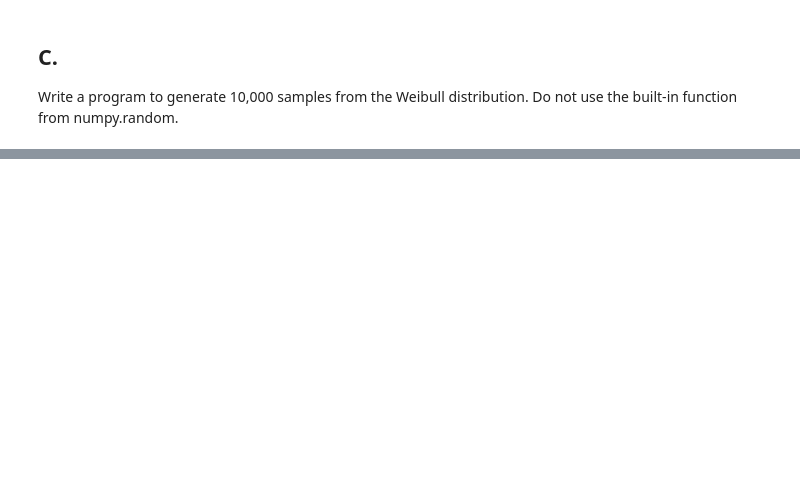
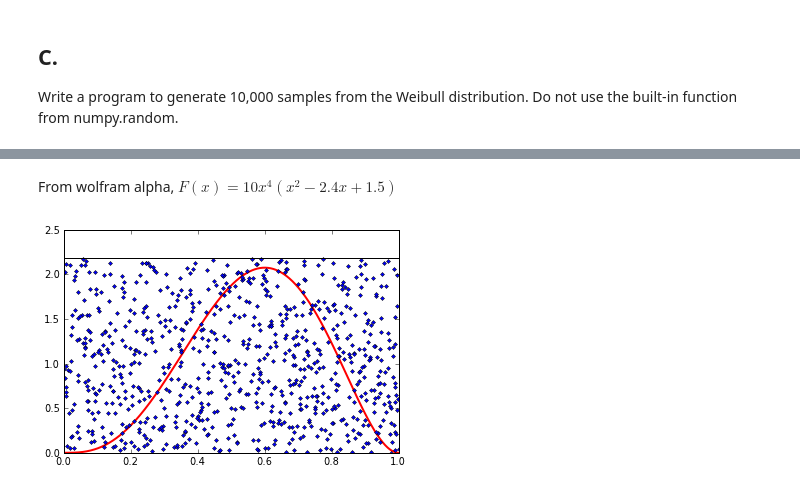
Before and after one commit to ewjohnst/PHYS202-S13, a Jupyter notebook: Week8/MCSimulationEx7.ipynb, the cells around one changed output, grey strips where cells are left out. Cells and saved outputs as stored; diff of their text form; code cells hidden in the pictures; blank space fills up the shorter version.

```diff
--- a/Week8/MCSimulationEx7.ipynb
+++ b/Week8/MCSimulationEx7.ipynb
@@ -46,0 +63,26 @@ NameError: global name 'alpha' is not defined
+# %% [markdown]
+From wolfram alpha, $F(x) = 10x^{4}(x^{2}-2.4x+1.5)$
+# %%
+N = 10000
+x = arange(0.0, 1.0+0.001, 0.001)
+f = lambda z: 60*z**3*((1 - z)**2)
+F = lambda z: 10*z**4*(z**2 - 2.4*z + 1.5)
+xmin = 0.
+xmax = 1.
+
+#logical_and?
+subx = x[logical_and((x > xmin), (x < xmax))]
+ymin = 0.
+ymax = max(f(subx))*1.05
+xsamples =xmin + (xmax - xmin)*random_sample(N)
+ysamples = ymin + (ymax - ymin)*random_sample(N)
+# %%
+#Now plot
+plot(x, f(x), color="red", lw=2)
+plot(xsamples[1:800], ysamples[1:800], '.', color="blue")
+plot([xmin, xmax],[ymax, ymax], color="black")
+plot([xmin, xmin],[ymin, ymax], color="orange")
+plot([xmax, xmax],[ymin, ymax], color="purple")
+show()
+# %% [output]
+[figure, added]
```
Also changed, not shown: parts of 10 cells of this notebook.
